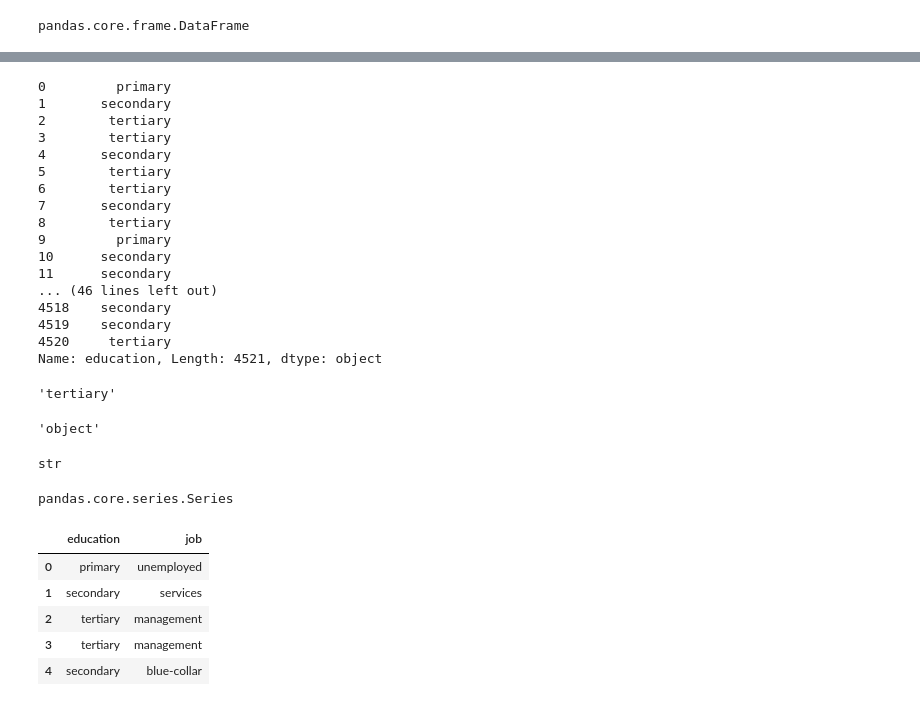
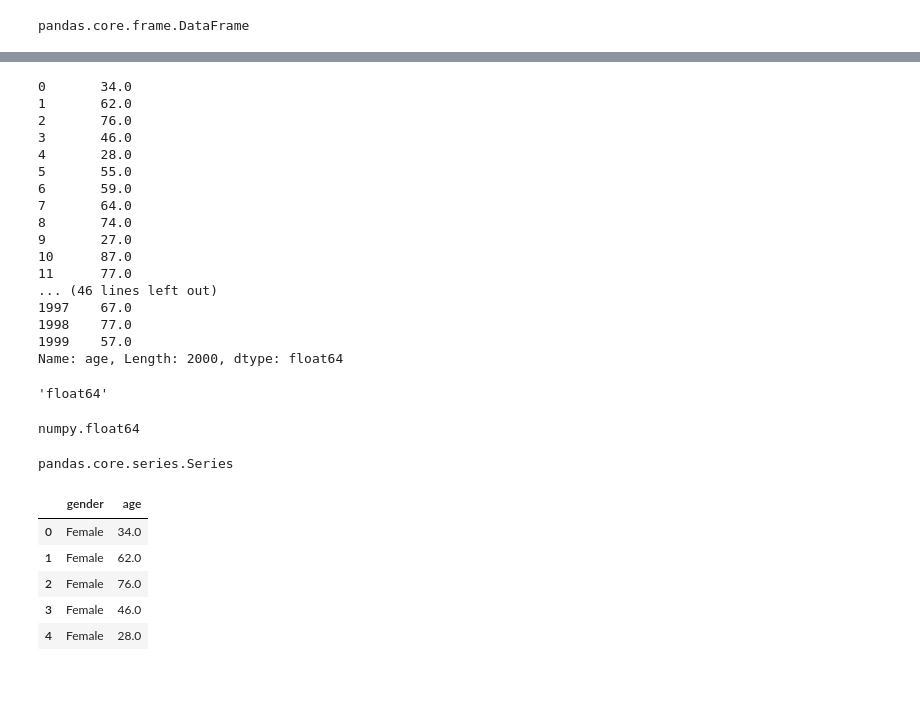
Before and after one commit to Befezdow/ai_test, a Jupyter notebook: data_playing.ipynb, the cells around one changed output, grey strips where cells are left out. Drawn from its saved outputs; the diff is of its cells as text; code cells hidden in the pictures.

```diff
--- a/data_playing.ipynb
+++ b/data_playing.ipynb
@@ -6,8 +8,10 @@ import matplotlib.pyplot as plt
 import pandas as pd
 %matplotlib inline
 # %%
-url = 'https://raw.githubusercontent.com/Befezdow/ai_test/master/bank/bank.csv'
-data = pd.read_csv(url, sep=';', header=0,  engine='python')
+url = 'https://gitlab.com/Befezdow/files_storage/raw/master/data.csv'
+data = pd.read_csv(url, sep=',', header=None,  engine='python')
+# %%
+data.columns = ['gender', 'age', *['t{}'.format(i) for i in range(5000)]]
 # %%
 type(data)
 # %% [output]
@@ -91,33 +94,29 @@ data.at[2, 'education']
 # %%
-data['education']
+data['age']
 # %% [output]
-0         primary
-1       secondary
-2        tertiary
-3        tertiary
-4       secondary
-5        tertiary
-6        tertiary
-7       secondary
-8        tertiary
-9         primary
-10      secondary
-11      secondary
+0       34.0
+1       62.0
+2       76.0
+3       46.0
+4       28.0
+5       55.0
+6       59.0
+7       64.0
+8       74.0
+9       27.0
+10      87.0
+11      77.0
 ... (46 lines left out)
-4518    secondary
-4519    secondary
-4520     tertiary
-Name: education, Length: 4521, dtype: object
+1997    67.0
+1998    77.0
+1999    57.0
+Name: age, Length: 2000, dtype: float64
-# %%
-data['education'][3]
-# %% [output]
-'tertiary'
 # %%
-data['education'].dtype.name
+data['age'].dtype.name
 # %% [output]
-'object'
+'float64'
 # %%
-type(data['education'][3])
+type(data['age'][3])
 # %% [output]
-str
+numpy.float64
 # %%
@@ -125,14 +124,14 @@ type(data['education'])
 # %% [output]
 pandas.core.series.Series
 # %%
-data[['education', 'job']].head()
+data[['gender', 'age']].head()
 # %% [output]
-|  | education | job |
-| 0 | primary | unemployed |
-| 1 | secondary | services |
-| 2 | tertiary | management |
-| 3 | tertiary | management |
-| 4 | secondary | blue-collar |
+|  | gender | age |
+| 0 | Female | 34.0 |
+| 1 | Female | 62.0 |
+| 2 | Female | 76.0 |
+| 3 | Female | 46.0 |
+| 4 | Female | 28.0 |
 # %%
 data.describe()
 # %% [output]
```
Also changed, not shown: parts of 47 cells of this notebook.
